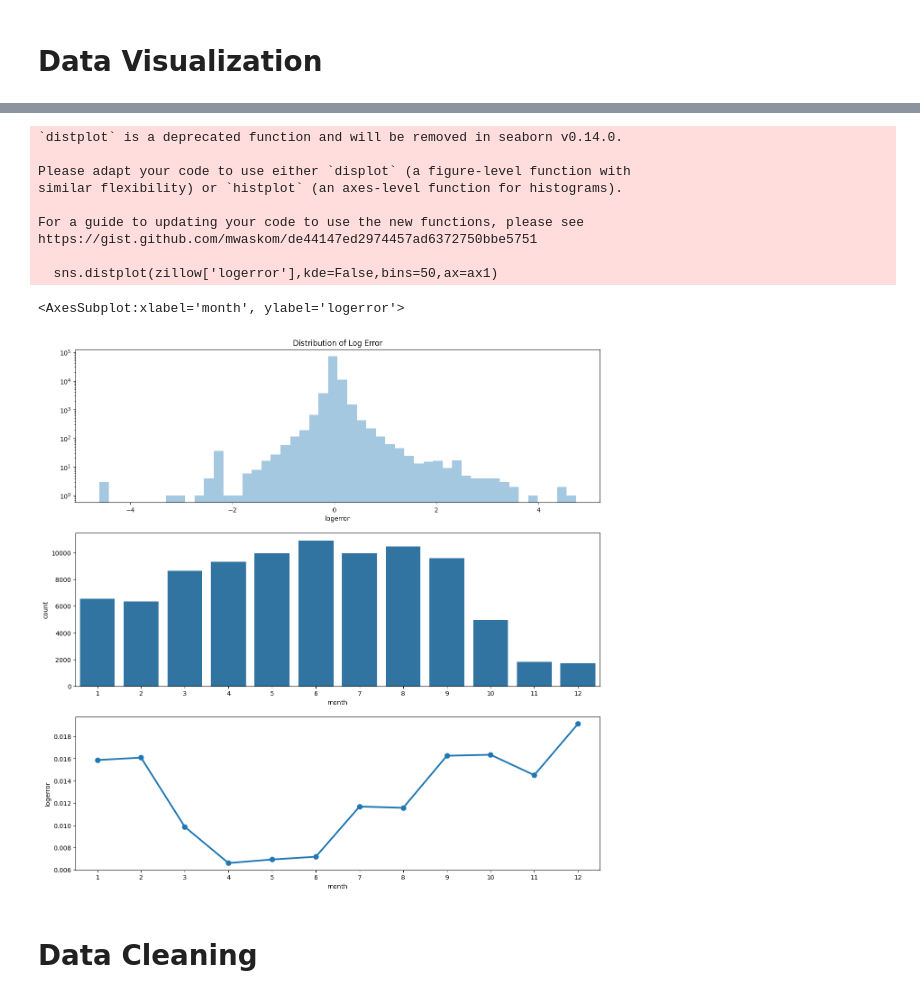
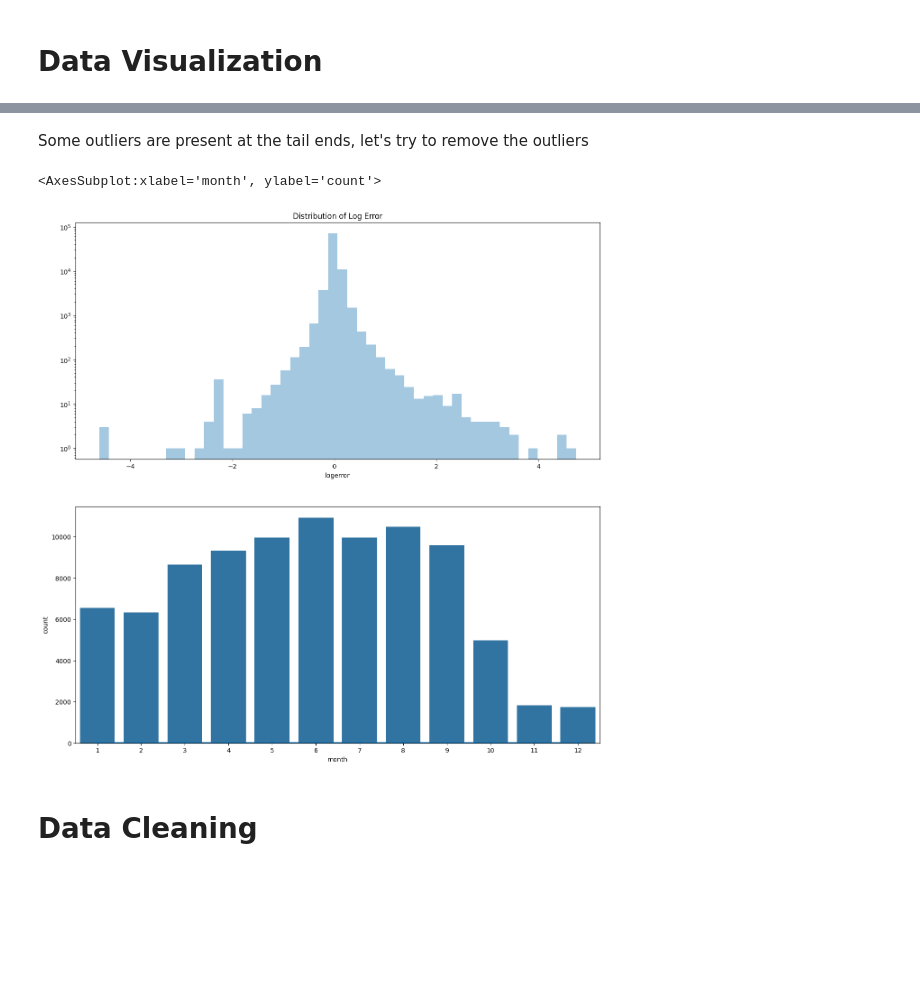
Before and after one commit to efazHossain/DATA-4380, a Jupyter notebook: Projects/TabularData/Zillow_Zestimate.ipynb, the cells around one changed output, grey strips where cells are left out. Drawn from its saved outputs; the diff is of its cells as text; code cells hidden in the pictures; blank space fills up the shorter version.

```diff
--- a/Projects/TabularData/Zillow_Zestimate.ipynb
+++ b/Projects/TabularData/Zillow_Zestimate.ipynb
@@ -105,27 +141,20 @@ monthly_error = zillow.groupby(zillow['month'])['logerror'].mean().reset_index()
+# %% [markdown]
+Some outliers are present at the tail ends, let's try to remove the outliers
 # %%
 # Exploring Target Variable (logerror)
-fig, (ax1, ax2, ax3) = plt.subplots(figsize=(15,15),nrows=3)
+fig, (ax1, ax2) = plt.subplots(figsize=(15,15),nrows=2)
 
 # Checking Distribution
 sns.distplot(zillow['logerror'],kde=False,bins=50,ax=ax1)
 ax1.set_yscale('log')
 ax1.set_title('Distribution of Log Error')
 
 # Checking monthly sales
 sns.countplot(x='month',data=zillow,ax=ax2)
 sns.pointplot(x='month',y='logerror',data=monthly_error)
 # %% [output]
-`distplot` is a deprecated function and will be removed in seaborn v0.14.0.
-
-Please adapt your code to use either `displot` (a figure-level function with
-similar flexibility) or `histplot` (an axes-level function for histograms).
-
-For a guide to updating your code to use the new functions, please see
-https://gist.github.com/mwaskom/de44147ed2974457ad6372750bbe5751
-
-  sns.distplot(zillow['logerror'],kde=False,bins=50,ax=ax1)
+<AxesSubplot:xlabel='month', ylabel='count'>
-<AxesSubplot:xlabel='month', ylabel='logerror'>
-[figure, old version]
+[figure, new version]
 # %% [markdown]
 # Data Cleaning
 # %%
```
Also changed, not shown: parts of 14 cells of this notebook.
